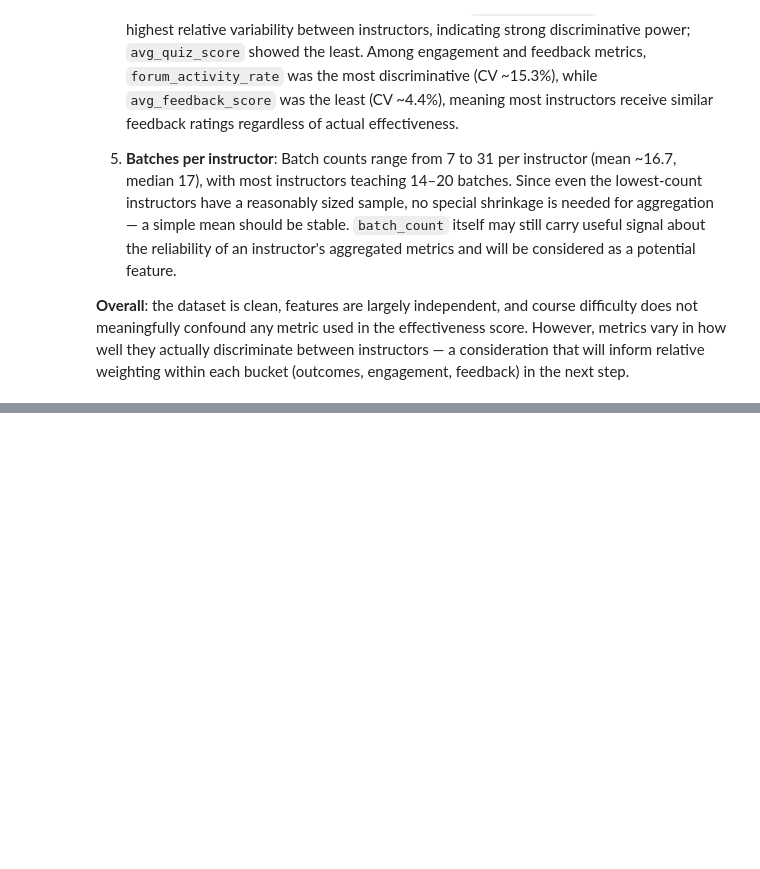
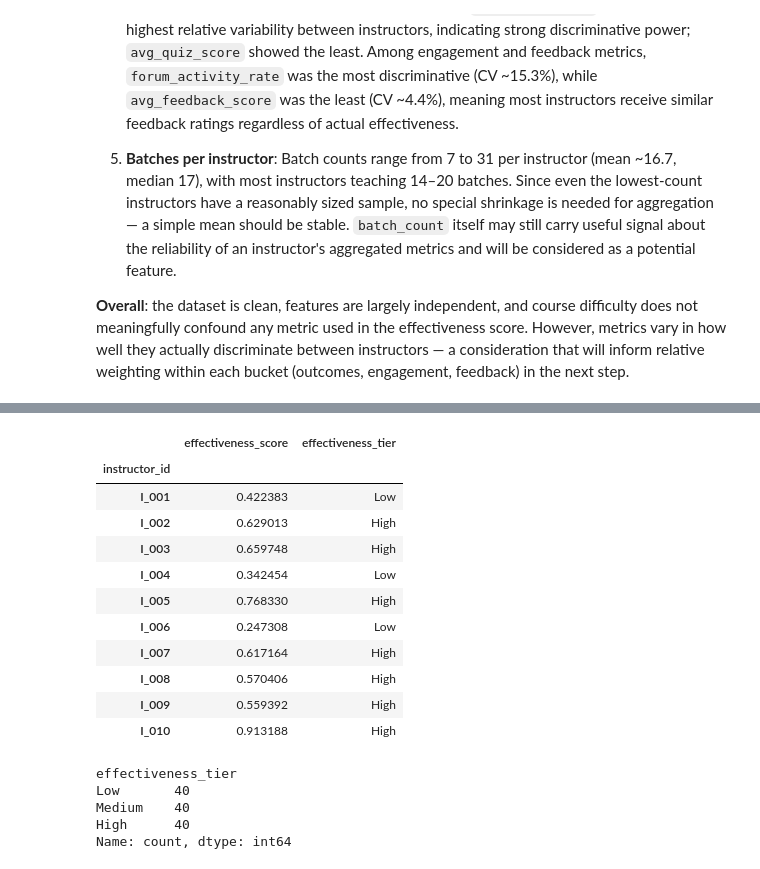
Before and after one commit to AiVeN001/Instructor-effectiveness-modeling, a Jupyter notebook: Assignment.ipynb, the cells around one changed output, grey strips where cells are left out. Drawn from its saved outputs; the diff is of its cells as text; code cells hidden in the pictures; blank space fills up the shorter version.

```diff
--- a/Assignment.ipynb
+++ b/Assignment.ipynb
@@ -504,0 +664,59 @@ weighting within each bucket (outcomes, engagement, feedback) in the next step.
+# %%
+from sklearn.preprocessing import MinMaxScaler
+
+# Define weights
+
+weights = {
+    'completion_rate': 0.25,
+    'avg_score_improvement': 0.10,
+    'avg_quiz_score': 0.05,
+    'forum_activity_rate': 0.15,
+    'assignment_submission_rate': 0.10,
+    'avg_watch_time': 0.05,
+    'feedback_response_rate': 0.20,
+    'avg_feedback_score': 0.10,
+}
+
+# Min-max normalize each metric at the instructor level
+
+scaler = MinMaxScaler()
+normalized = pd.DataFrame(
+    scaler.fit_transform(instructor_df[list(weights.keys())]),
+    columns=list(weights.keys()),
+    index=instructor_df.index
+)
+
+# Compute weighted composite score
+
+instructor_df['effectiveness_score'] = sum(
+    normalized[col] * w for col, w in weights.items()
+)
+
+# Quantile-based tiering into 3 equal-sized groups
+
+instructor_df['effectiveness_tier'] = pd.qcut(
+    instructor_df['effectiveness_score'], q=3, labels=['Low', 'Medium', 'High']
+)
+
+instructor_df[['effectiveness_score', 'effectiveness_tier']].head(10)
+# %% [output]
+|  | effectiveness_score | effectiveness_tier |
+| instructor_id |  |  |
+| I_001 | 0.422383 | Low |
+| I_002 | 0.629013 | High |
+| I_003 | 0.659748 | High |
+| I_004 | 0.342454 | Low |
+| I_005 | 0.768330 | High |
+| I_006 | 0.247308 | Low |
+| I_007 | 0.617164 | High |
+| I_008 | 0.570406 | High |
+| I_009 | 0.559392 | High |
+| I_010 | 0.913188 | High |
+# %%
+instructor_df['effectiveness_tier'].value_counts()
+# %% [output]
+effectiveness_tier
+Low       40
+Medium    40
+High      40
+Name: count, dtype: int64
```
Also changed, not shown: parts of 19 cells of this notebook, 1 other file.
